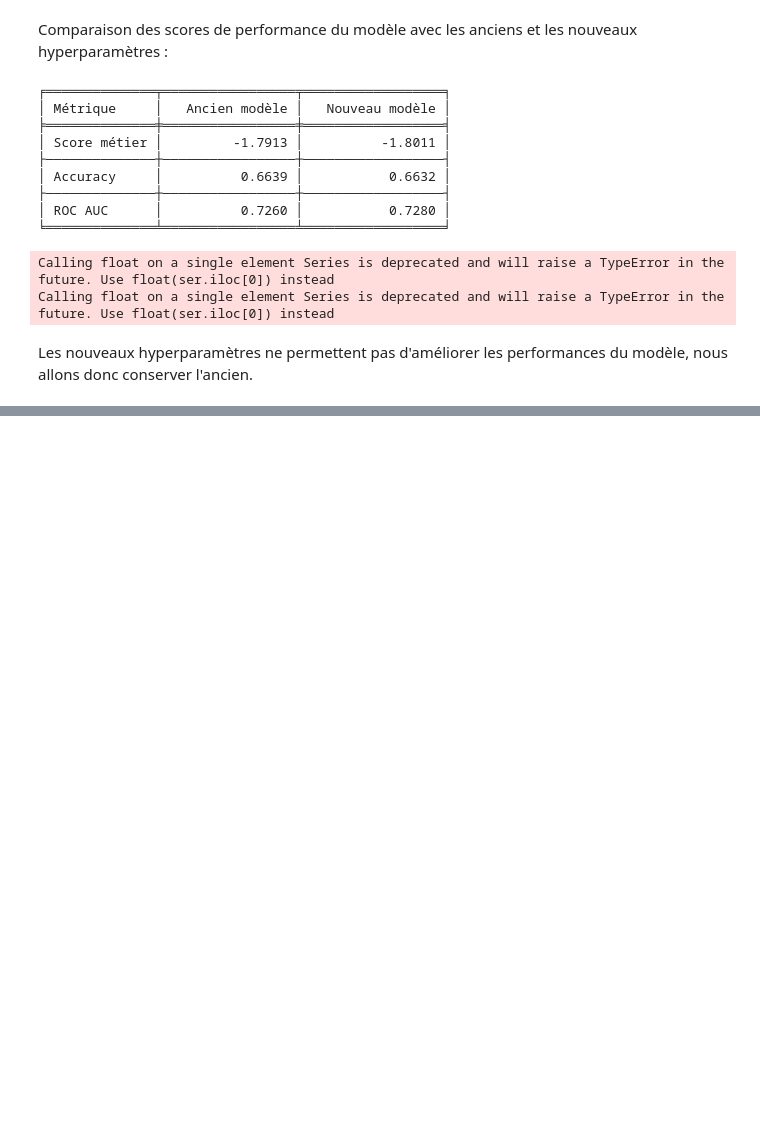
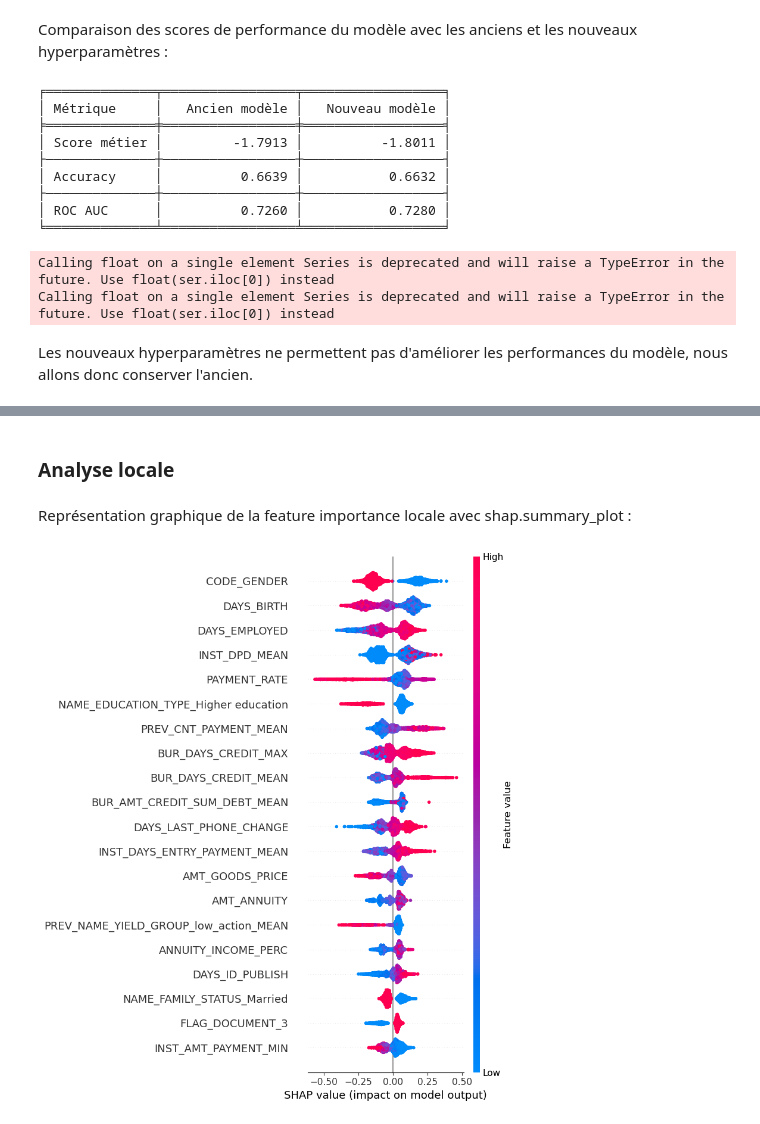
Before and after one commit to garcia-sebastien/OpenClassrooms_Projet7, a Jupyter notebook: Garcia_Sébastien_3_notebook_modélisation_062024.ipynb, the cells around one changed output, grey strips where cells are left out. Cells and saved outputs as stored; diff of their text form; code cells hidden in the pictures; blank space fills up the shorter version.

```diff
--- a/Garcia_Sébastien_3_notebook_modélisation_062024.ipynb
+++ b/Garcia_Sébastien_3_notebook_modélisation_062024.ipynb
@@ -1355,0 +1388,14 @@ Les nouveaux hyperparamètres ne permettent pas d'améliorer les performances du
+# %% [markdown]
+### Analyse locale
+# %%
+# Initialisation de Explainer de SHAP avec le modèle entraîné
+explainer = shap.Explainer(xgb, X_train)
+
+# Calculer les valeurs SHAP pour l'ensemble de test
+shap_values = explainer(X_test)
+# %% [markdown]
+Représentation graphique de la feature importance locale avec shap.summary_plot :
+# %%
+shap.summary_plot(shap_values, X_test, feature_names=X_train.columns)
+# %% [output]
+[figure, added]
```
Also changed, not shown: parts of 19 cells of this notebook.
